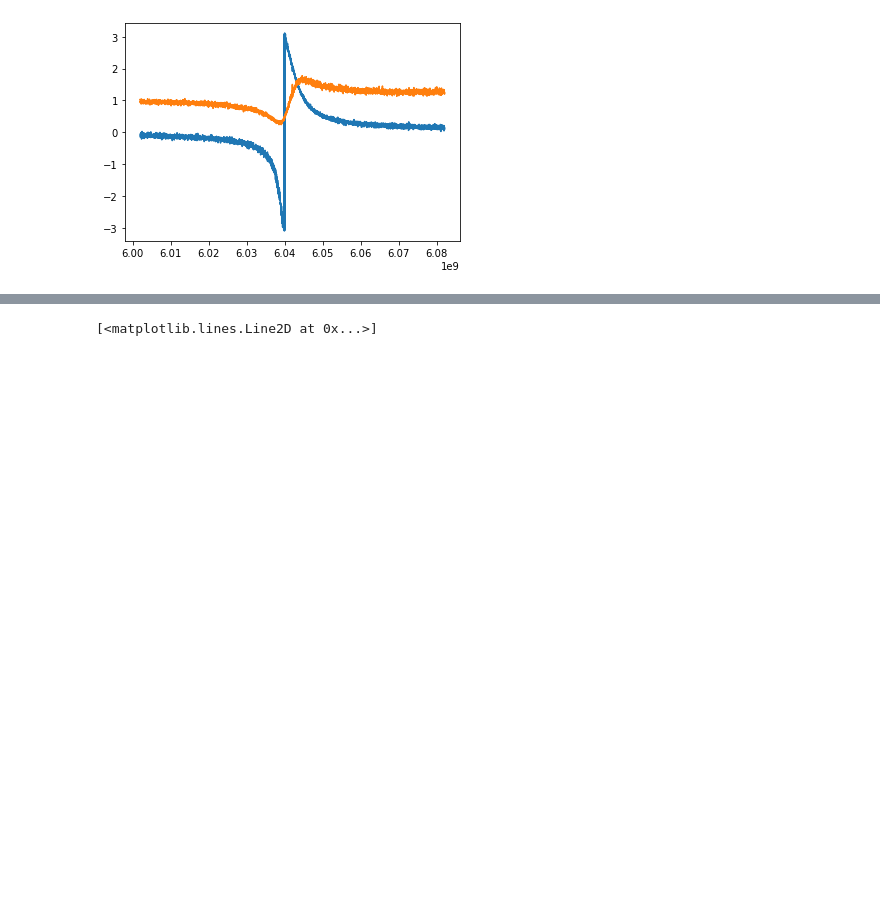
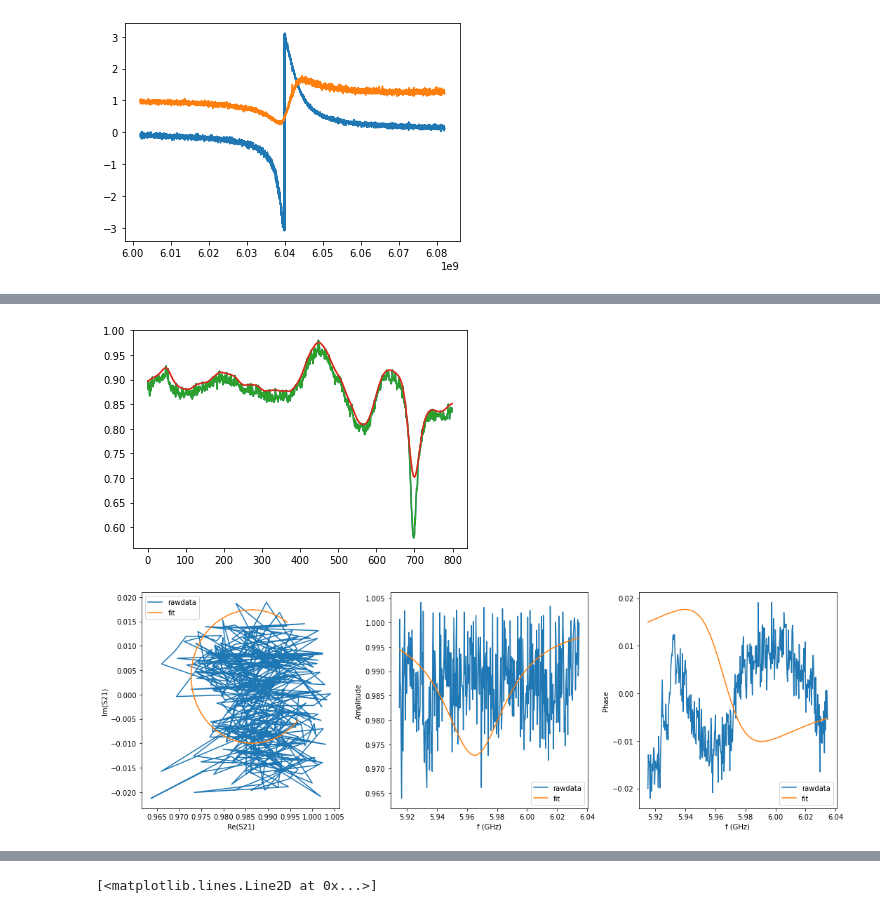
Before and after one commit to MukhanovaE/JPA_Py, a Jupyter notebook: Resonator characterization.ipynb, the cells around one changed output, grey strips where cells are left out. Drawn from its saved outputs; the diff is of its cells as text; code cells hidden in the pictures; blank space fills up the shorter version.

```diff
--- a/Resonator characterization.ipynb
+++ b/Resonator characterization.ipynb
@@ -75,0 +72,46 @@ notp.fitresults
+# %%
+adress_file = r"C:\Users\mukha\Documents\Aalto\Data\Resonators\M_res_1.mat"
+mat = scipy.io.loadmat(adress_file)
+
+power = 0
+freqs, mag1, pha = np.array(mat['f'][0]),  np.array(mat['mag2']),  np.array(mat['pha2'])
+
+mag = np.power(10, mag1/10)
+
+S21 = (mag)*np.exp(1j*pha)
+
+start = 1050
+stop = 1850
+
+f = freqs[start:stop]
+S = S21[start:stop,3]
+
+port2.add_data(f,S)
+# port2.plotrawdata()
+
+lam = 1e2#smoothness
+p = 0.99  #asymmetry
+
+fitted_baseline = port2.fit_baseline_amp(port2.z_data_raw,lam,p,niter=10)
+plt.plot(np.absolute(port2.z_data_raw))
+plt.plot(fitted_baseline)
+
+base_correct = 1
+plt.plot(np.absolute(port2.z_data_raw))
+plt.plot(fitted_baseline*base_correct)
+
+start1 = 0
+stop1 = 400
+
+port3 = reflection_port()
+port3.add_data(f[start1:stop1],(S/(fitted_baseline*base_correct))[start1:stop1])
+port3.autofit(electric_delay=0.)
+port3.plotall()
+
+# port2 = reflection_port()  #define a reflection port
+# port2.add_data(freqs[start:], S21[start:,3])
+# port2.autofit(electric_delay=100)
+# port2.plotall()
+# %% [output]
+[figure, added]
+[figure, added]
```
Also changed, not shown: parts of 12 cells of this notebook, 1 other file.
